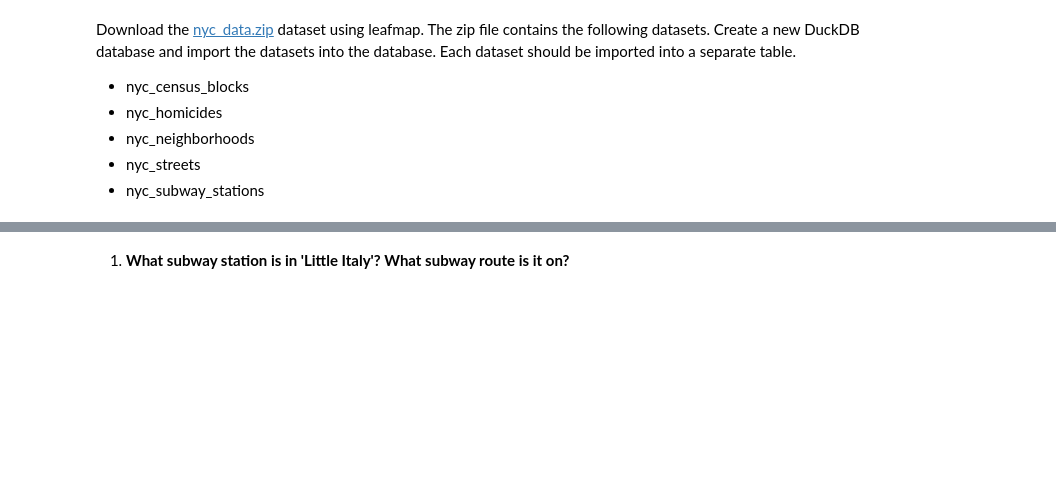
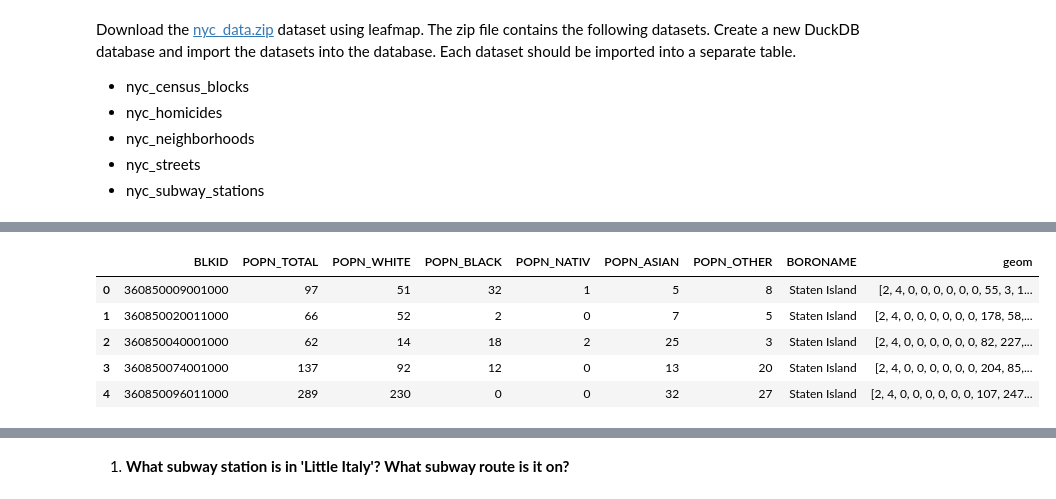
Before and after one commit to luxuryLIu/F21ASFinalProject, a Jupyter notebook: notebooks/W04_postgis2.ipynb, the cells around one changed output, grey strips where cells are left out. Cells and saved outputs as stored; diff of their text form; code cells hidden in the pictures; blank space fills up the shorter version.

```diff
--- a/notebooks/W04_postgis2.ipynb
+++ b/notebooks/W04_postgis2.ipynb
@@ -55,0 +111,9 @@ Download the [nyc_data.zip](https://github.com/opengeos/data/raw/main/duckdb/nyc
+# %%
+con.sql("SELECT * FROM nyc_census_blocks").df().head()
+# %% [output]
+|  | BLKID | POPN_TOTAL | POPN_WHITE | POPN_BLACK | POPN_NATIV | POPN_ASIAN | POPN_OTHER | BORONAME | geom |
+| 0 | 360850009001000 | 97 | 51 | 32 | 1 | 5 | 8 | Staten Island | [2, 4, 0, 0, 0, 0, 0, 0, 55, 3, 1... |
+| 1 | 360850020011000 | 66 | 52 | 2 | 0 | 7 | 5 | Staten Island | [2, 4, 0, 0, 0, 0, 0, 0, 178, 58,... |
+| 2 | 360850040001000 | 62 | 14 | 18 | 2 | 25 | 3 | Staten Island | [2, 4, 0, 0, 0, 0, 0, 0, 82, 227,... |
+| 3 | 360850074001000 | 137 | 92 | 12 | 0 | 13 | 20 | Staten Island | [2, 4, 0, 0, 0, 0, 0, 0, 204, 85,... |
+| 4 | 360850096011000 | 289 | 230 | 0 | 0 | 32 | 27 | Staten Island | [2, 4, 0, 0, 0, 0, 0, 0, 107, 247... |
```
Also changed, not shown: parts of 21 cells of this notebook.
